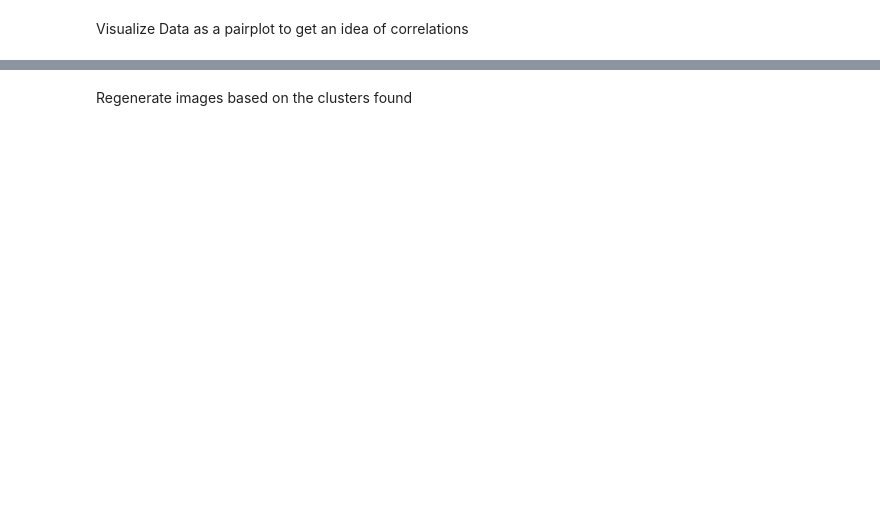
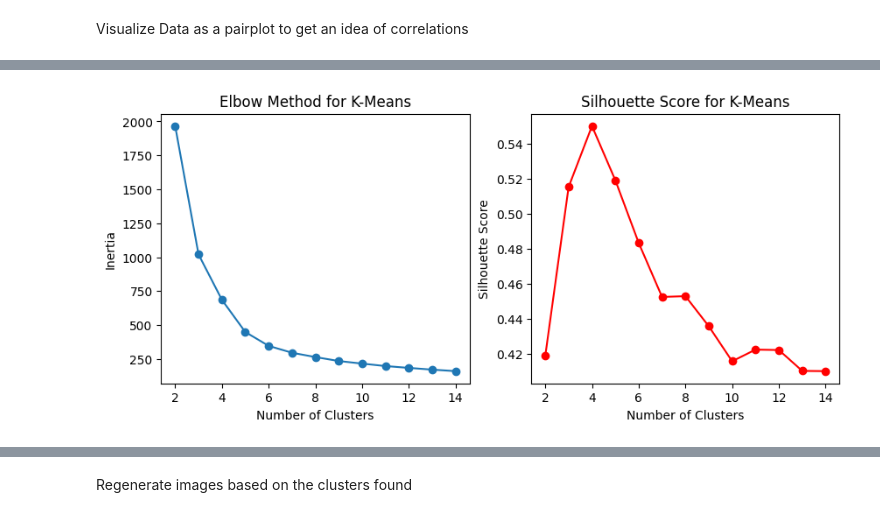
Before and after one commit to DAntHouse/remote_sensing_ml_project, a Jupyter notebook: main.ipynb, the cells around one changed output, grey strips where cells are left out. Drawn from its saved outputs; the diff is of its cells as text; code cells hidden in the pictures; blank space fills up the shorter version.

```diff
--- a/main.ipynb
+++ b/main.ipynb
@@ -182,0 +171,21 @@ Best score: 0.30438477556792015
+# %%
+import matplotlib.pyplot as plt
+from sklearn.cluster import KMeans
+from sklearn.metrics import silhouette_score
+from sklearn.model_selection import ParameterGrid
+
+inertia = []
+silhouette_scores = []
+
+param_grid = {
+    'n_clusters': range(2, 15),
+    'n_init': [50],
+    'max_iter': [500],
+}
+
+for params in ParameterGrid(param_grid):
+    print(f"Testing parameters: {params}")
+    kmeans = KMeans(**params, random_state=42)
+    labels = kmeans.fit_predict(band_scaled_data)
+    inertia.append(kmeans.inertia_)
+    silhouette_scores.append(silhouette_score(band_scaled_data, labels))
@@ -182,0 +206,19 @@ Best score: 0.30438477556792015
+# %%
+# Plot the Elbow Method
+plt.figure(figsize=(10, 4))
+plt.subplot(1, 2, 1)
+plt.plot(list(range(2,15)), inertia, marker='o')
+plt.xlabel('Number of Clusters')
+plt.ylabel('Inertia')
+plt.title('Elbow Method for K-Means')
+
+# Plot Silhouette Scores
+plt.subplot(1, 2, 2)
+plt.plot(list(range(2,15)), silhouette_scores, marker='o', color='red')
+plt.xlabel('Number of Clusters')
+plt.ylabel('Silhouette Score')
+plt.title('Silhouette Score for K-Means')
+
+plt.show()
+# %% [output]
+[figure, added]
```
Also changed, not shown: parts of 20 cells of this notebook, 3 other files.
